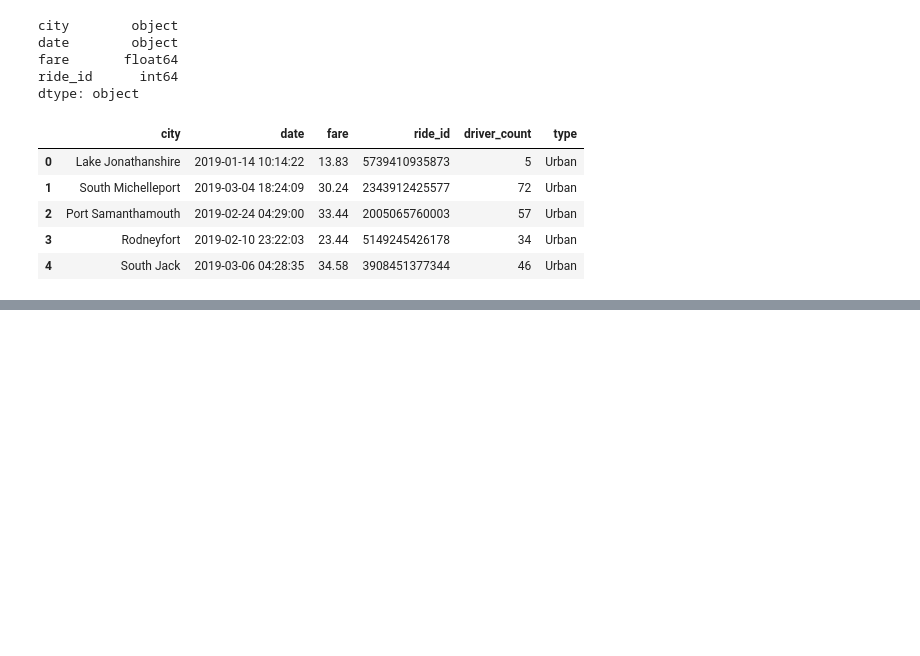
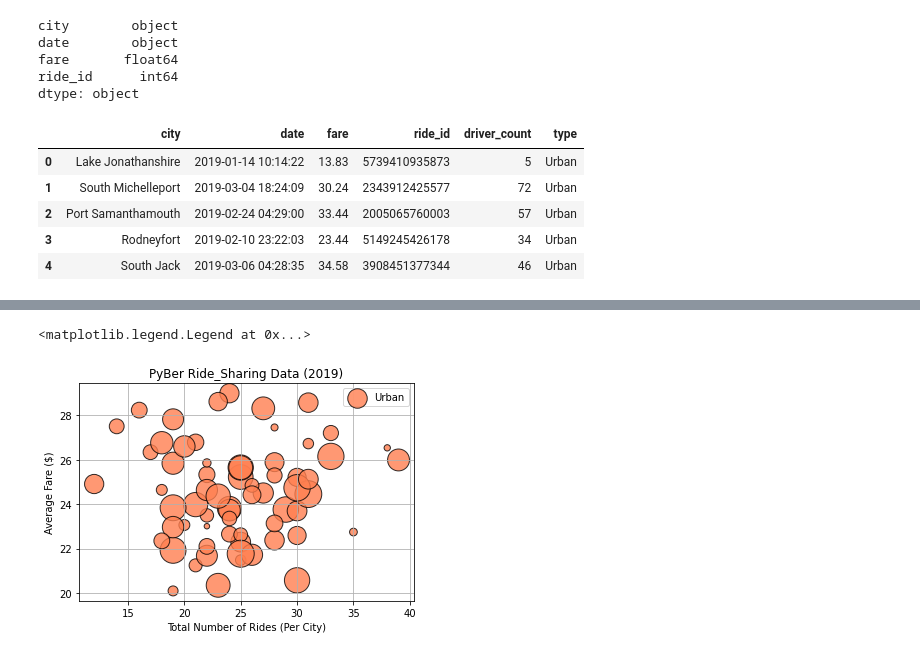
Before and after one commit to msprech/PyBer_Analysis, a Jupyter notebook: PyBer.ipynb, the cells around one changed output, grey strips where cells are left out. Saved outputs shown, nothing was run; the diff lists cells and outputs as text; code cells hidden in the pictures; blank space fills up the shorter version.

Commit message:
add pyber and analysis

```diff
--- a/PyBer.ipynb
+++ b/PyBer.ipynb
@@ -104,3 +104,7 @@ pyber_data_df.head()
 | 2 | Port Samanthamouth | 2019-02-24 04:29:00 | 33.44 | 2005065760003 | 57 | Urban |
 | 3 | Rodneyfort | 2019-02-10 23:22:03 | 23.44 | 5149245426178 | 34 | Urban |
 | 4 | South Jack | 2019-03-06 04:28:35 | 34.58 | 3908451377344 | 46 | Urban |
+# %%
+#create urban city df
+urban_cities_df = pyber_data_df[pyber_data_df["type"]=="Urban"]
+urban_cities_df.head()
@@ -106,0 +129,4 @@ pyber_data_df.head()
+# %%
+#get number of rides for urban cities
+urban_ride_count = urban_cities_df.groupby(["city"]).count()["ride_id"]
+urban_ride_count.head()
@@ -106,0 +145,10 @@ pyber_data_df.head()
+# %%
+#get avg fare for each city
+urban_avg_fare = urban_cities_df.groupby(["city"]).mean()["fare"]
+suburban_avg_fare = suburban_cities_df.groupby(["city"]).mean()["fare"]
+rural_avg_fare = rural_cities_df.groupby(["city"]).mean()["fare"]
+# %%
+#get avg number of drivers per city per type
+urban_driver_count = urban_cities_df.groupby(["city"]).mean()["driver_count"]
+suburban_driver_count = suburban_cities_df.groupby(["city"]).mean()["driver_count"]
+rural_driver_count = rural_cities_df.groupby(["city"]).mean()["driver_count"]
@@ -106,0 +165,11 @@ pyber_data_df.head()
+# %%
+#scatter plots for urban cities
+plt.scatter(urban_ride_count, urban_avg_fare, s=10*urban_driver_count, alpha=.8, color="coral", edgecolor="black", linewidths=1, label="Urban")
+plt.title("PyBer Ride_Sharing Data (2019)")
+plt.ylabel("Average Fare ($)")
+plt.xlabel("Total Number of Rides (Per City)")
+plt.grid(True)
+plt.legend()
+# %% [output]
+<matplotlib.legend.Legend at 0x...>
+[figure, added]
```
Also changed, not shown: parts of 8 cells of this notebook, 1 other file.
